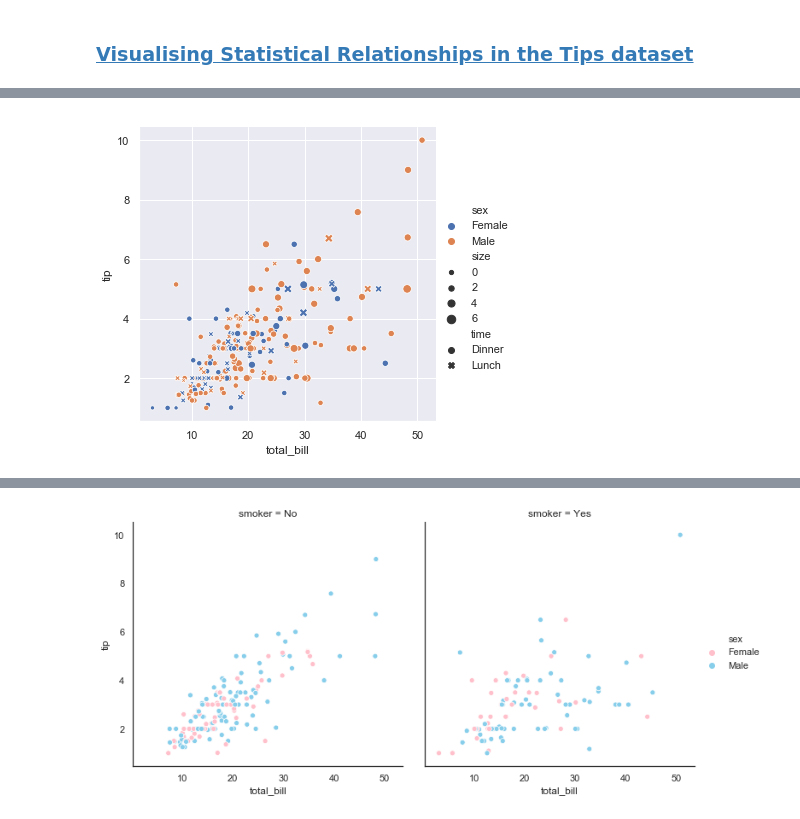
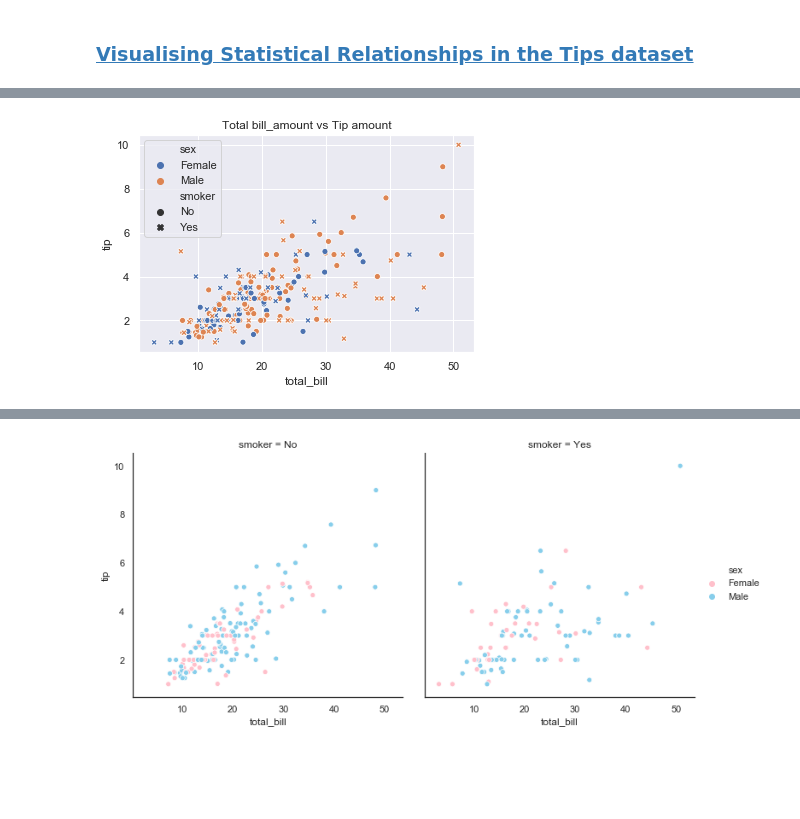
Before and after one commit to angela1C/Fundamentals-of-Data-Analysis-Project-2019, a Jupyter notebook: tips-project.ipynb, the cells around one changed output, grey strips where cells are left out. Drawn from its saved outputs; the diff is of its cells as text; code cells hidden in the pictures; blank space fills up the shorter version.

Commit message:
further visuals of statistical relationships and plotting categorical data

```diff
--- a/tips-project.ipynb
+++ b/tips-project.ipynb
@@ -420,3 +431,5 @@ df['tip_rate']= round((df['tip']/df['total_bill'])*100) # new columns for the ti
+# %%
+df['total_paid']= df['tip'] + df['total_bill']# new columns for the total amount paid by adding tip to the total_bill amount
 # %%
 df.head()
 # %% [output]
@@ -722,9 +737,9 @@ The scatter plot is used to depict the joint distribution of two variables where
 # %%
 
 sns.set(style="darkgrid") # change the background to a darkgrid
 
-sns.relplot(x="total_bill", y="tip", hue="sex",size="size",style="time",data=df)
-
+sns.scatterplot(x="total_bill", y="tip", hue="sex",style="smoker",data=df)
+plt.title("Total bill_amount vs Tip amount")
 plt.show()
 # %% [output]
-[figure, old version]
+[figure, new version]
```
Also changed, not shown: parts of 26 cells of this notebook.
